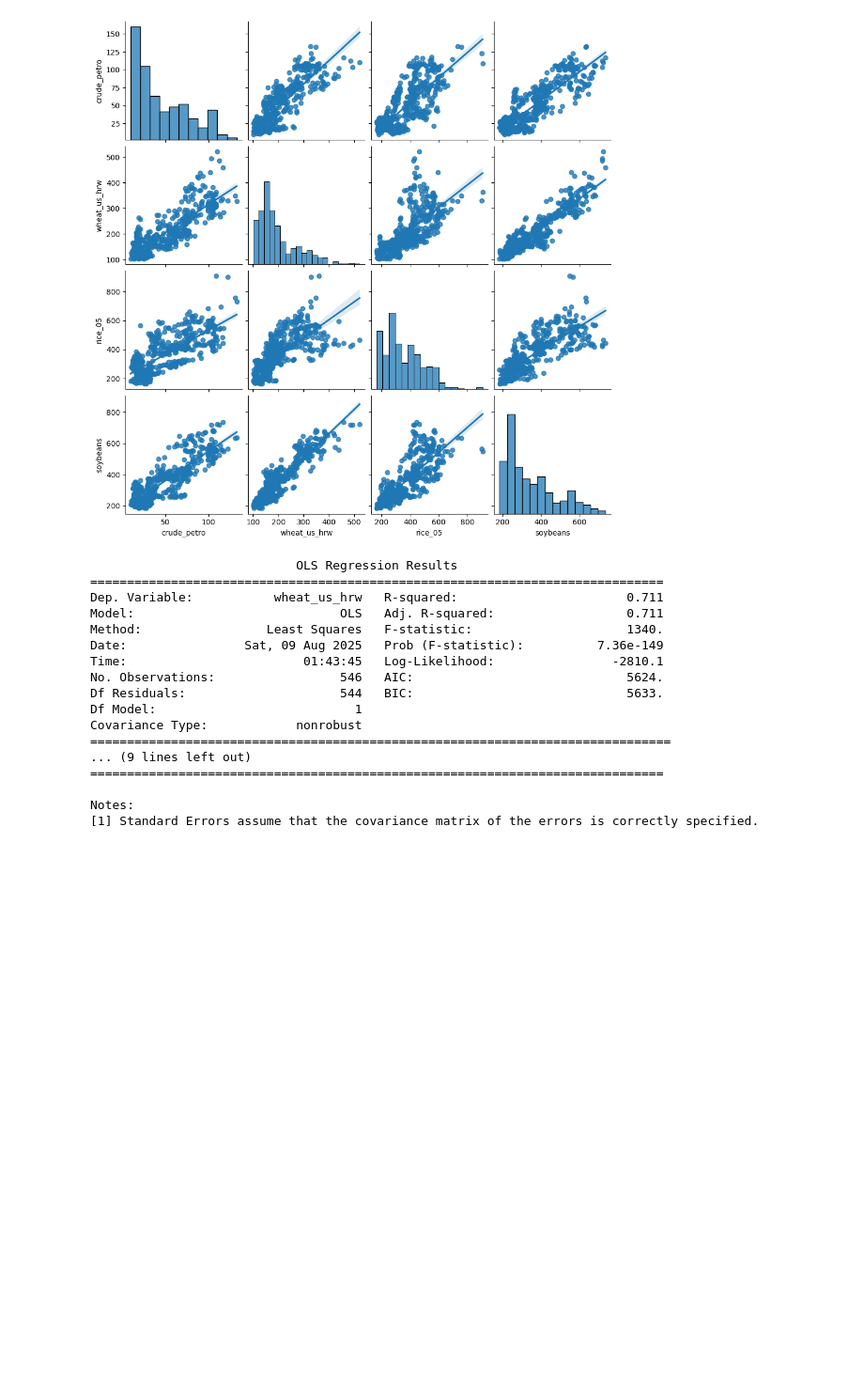
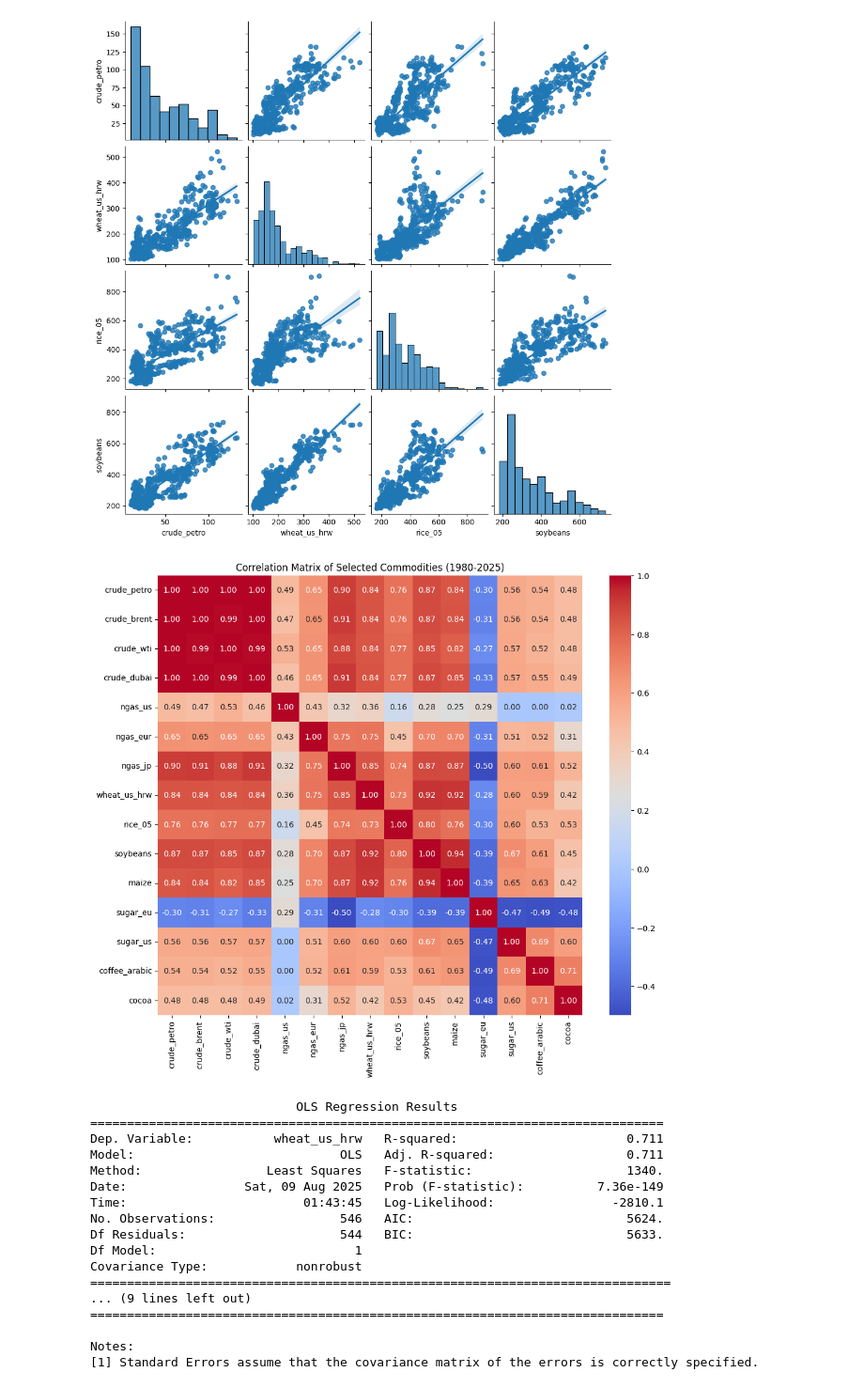
Before and after one commit to steveC-ai/Commodity-Market-Dynamics-Price-Drivers-and-Strategy-Backtesting, a Jupyter notebook: notebook/commodity.prices.ipynb, the cells around one changed output. Shown at 94% size. Drawn from its saved outputs; the diff is of its cells as text; code cells hidden in the pictures; blank space fills up the shorter version.

```diff
--- a/notebook/commodity.prices.ipynb
+++ b/notebook/commodity.prices.ipynb
@@ -180,6 +180,20 @@ sns.pairplot(comdata_long[["crude_petro"] + ["wheat_us_hrw"] + ["rice_05"] + ["s
 # %% [output]
 <seaborn.axisgrid.PairGrid at 0x...>
 [figure]
+# %%
+# We are using lots of different commodities so let's calculate the correlation matrix for selected columns
+corr_matrix = comdata_long[cols].corr()
+
+# Display the correlation matrix as a heatmap
+plt.figure(figsize=(12, 10))
+sns.heatmap(corr_matrix, annot=True, cmap='coolwarm', fmt=".2f")
+plt.title("Correlation Matrix of Selected Commodities (1980-2025)")
+plt.show()
+# Most of the commodities are correlated with each other, with some exceptions in particular sugar in Europe and natural gas in the US
+# This matrix is useful as it informs us which relations should be analysed further
+# The next step is to develop a regression model to analyse the effects of oil and gas prices
+# %% [output]
+[figure, added]
 # %%
 ## First linear regression using this data, let's start with crude oil and wheat
 petrowheat = ols("wheat_us_hrw ~ crude_petro", data=comdata_long).fit()
```
